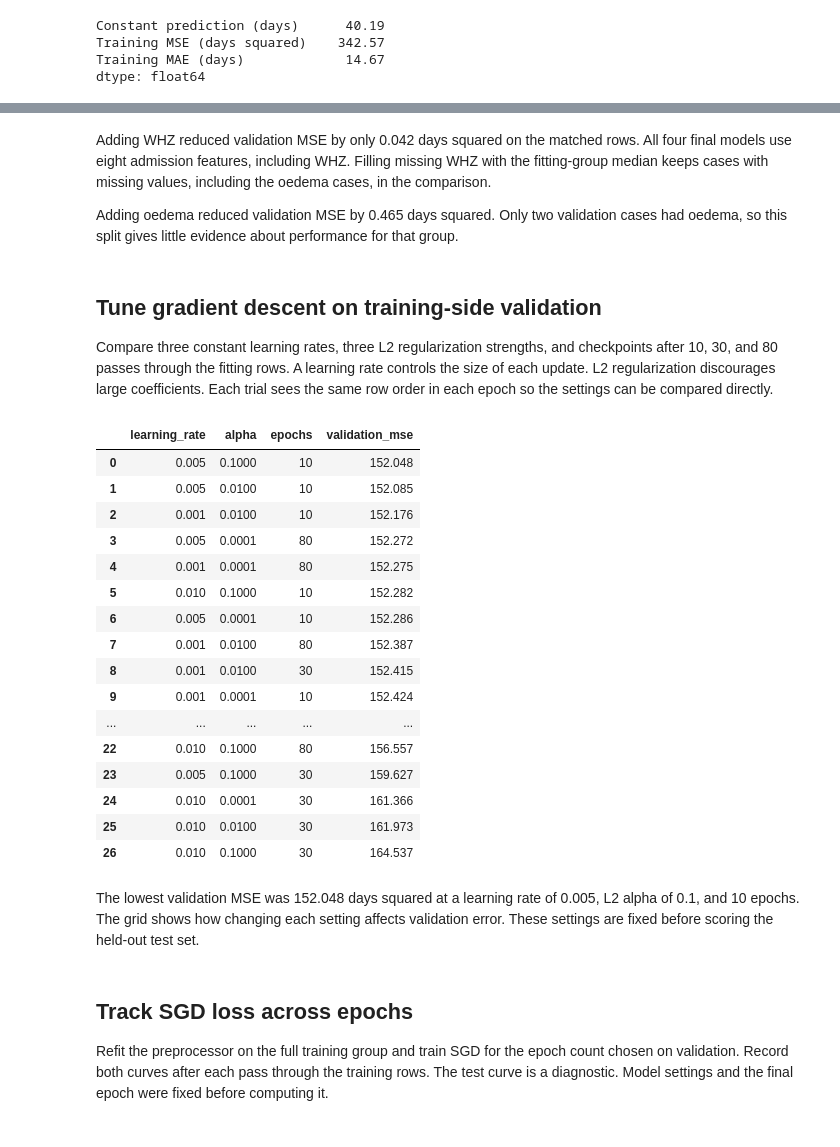
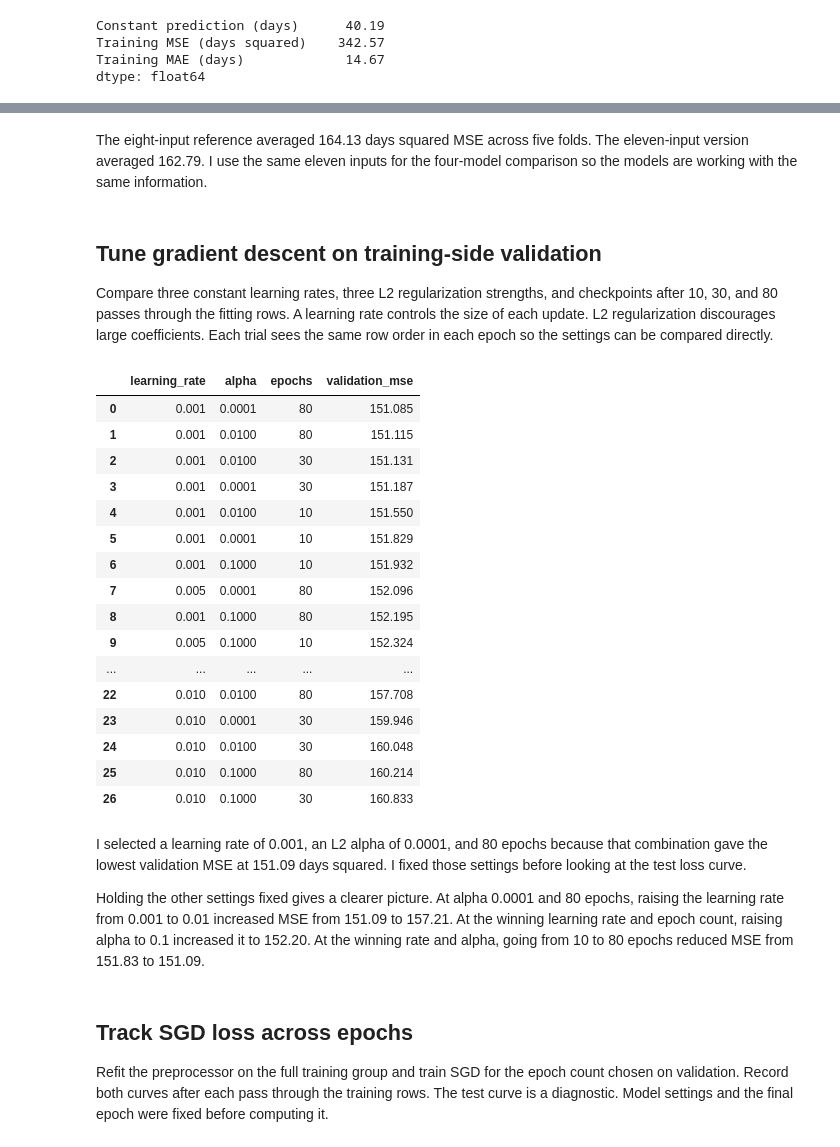
Before and after one commit to Mich-O/linear_regression_model, a Jupyter notebook: summative/linear_regression/multivariate.ipynb, the cells around one changed output, grey strips where cells are left out. Saved outputs shown, nothing was run; the diff lists cells and outputs as text; code cells hidden in the pictures.

```diff
--- a/summative/linear_regression/multivariate.ipynb
+++ b/summative/linear_regression/multivariate.ipynb
@@ -28,8 +35,14 @@ numeric_features = ["adm_age", "adm_kg", "adm_cm", "adm_muac"]
 categorical_features = ["adm_sex", "adm_oedema_YN", "adm_referral"]
 shared_features = numeric_features + categorical_features
 z_score = "adm_whz06"
-model_numeric_features = [*numeric_features, z_score]
-model_features = model_numeric_features + categorical_features
+z_score_bounds = {
+    "adm_whz06": (-5, 5),
+    "adm_waz06": (-6, 5),
+    "adm_haz06": (-6, 6),
+}
+model_numeric_features = [*numeric_features, *z_score_bounds]
+model_categorical_features = [*categorical_features, "adm_category"]
+model_features = model_numeric_features + model_categorical_features
 target = "recovered_los"
 
 eligible = source.loc[
@@ -38,12 +51,27 @@ eligible = source.loc[
     & source[target].gt(0)
 ]
 cohort = (
-    eligible[["AnonID", *shared_features, z_score, target, "transfer_inpatient"]]
+    eligible[["AnonID", *model_features, target, "transfer_inpatient"]]
     .dropna(subset=shared_features)
     .set_index("AnonID")
     .sort_index()
 )
-print(f"{len(eligible):,} eligible records, {len(cohort):,} with the shared inputs")
-print(f"{cohort[z_score].notna().sum():,} also have a z-score")
-print(f"Recorded duration ranges from {cohort[target].min():g} to {cohort[target].max():g} days")
+
+# Flag only the affected z-score so the other admission inputs remain usable.
+score_audit = []
+for field, (lower, upper) in z_score_bounds.items():
+    values = cohort[field]
+    flagged = values.notna() & ~values.between(lower, upper)
+    score_audit.append({
+        "Z-score": field,
+        "Originally missing": values.isna().sum(),
+        "Outside plausibility limits": flagged.sum(),
+    })
+    cohort.loc[flagged, field] = np.nan
+
+admission_rule = cohort["adm_muac"].lt(115) | cohort["adm_oedema_YN"].eq(1)
+assert cohort["adm_category"].eq(admission_rule.map({True: 1, False: 2})).all()
+assert len(model_features) == 11
+print(f"{len(eligible):,} eligible records, {len(cohort):,} with the seven shared inputs")
+pd.DataFrame(score_audit).set_index("Z-score")
 # %% [output]
@@ -113,11 +144,11 @@ The heatmap uses training rows and computes each correlation from cases with bot
 from matplotlib.colors import TwoSlopeNorm
 
 # Pearson correlation describes linear relationships between numeric columns.
-numeric_columns = [*numeric_features, z_score, target]
+numeric_columns = [*model_numeric_features, target]
 correlations = train[numeric_columns].corr()
-labels = ["Age", "Weight", "Height", "MUAC", "WHZ", "Days to recovery"]
+labels = ["Age", "Weight", "Height", "MUAC", "WHZ", "WAZ", "HAZ", "Days to recovery"]
 
-fig, ax = plt.subplots(figsize=(7, 5))
+fig, ax = plt.subplots(figsize=(8, 6))
 heatmap = ax.imshow(
     correlations, cmap="coolwarm", norm=TwoSlopeNorm(vmin=-1, vcenter=0, vmax=1)
 )
@@ -311,7 +331,5 @@ feature_checks.round(3)
 # %% [markdown]
-Adding WHZ reduced validation MSE by only 0.042 days squared on the matched rows. All four final models use eight admission features, including WHZ. Filling missing WHZ with the fitting-group median keeps cases with missing values, including the oedema cases, in the comparison.
-
-Adding oedema reduced validation MSE by 0.465 days squared. Only two validation cases had oedema, so this split gives little evidence about performance for that group.
+The eight-input reference averaged 164.13 days squared MSE across five folds. The eleven-input version averaged 162.79. I use the same eleven inputs for the four-model comparison so the models are working with the same information.
 # %% [markdown]
 ## Tune gradient descent on training-side validation
 
@@ -319,59 +337,60 @@ Compare three constant learning rates, three L2 regularization strengths, and ch
 # %%
 from itertools import product
 
-import numpy as np
 from sklearn.linear_model import SGDRegressor
 
-sgd_preprocessor = make_preprocessor(model_numeric_features, categorical_features)
+sgd_preprocessor = make_preprocessor(model_numeric_features, model_categorical_features)
 fit_inputs = sgd_preprocessor.fit_transform(fit_rows[model_features])
 validation_inputs = sgd_preprocessor.transform(validation_rows[model_features])
 fit_days = fit_rows[target].to_numpy()
 
 epoch_checkpoints = (10, 30, 80)
 sgd_trials = []
 for rate, alpha in product((0.001, 0.005, 0.01), (0.0001, 0.01, 0.1)):
     estimator = SGDRegressor(
         learning_rate="constant", eta0=rate, penalty="l2", alpha=alpha,
         shuffle=False, random_state=seed,
     )
     rng = np.random.default_rng(seed)
     for epoch in range(1, max(epoch_checkpoints) + 1):
         order = rng.permutation(len(fit_days))
         estimator.partial_fit(fit_inputs[order], fit_days[order])
         if epoch in epoch_checkpoints:
             prediction = estimator.predict(validation_inputs)
             sgd_trials.append({
                 "learning_rate": rate,
                 "alpha": alpha,
                 "epochs": epoch,
                 "validation_mse": mean_squared_error(validation_rows[target], prediction),
             })
 
 sgd_results = pd.DataFrame(sgd_trials).sort_values(
     ["validation_mse", "epochs"], ignore_index=True
 )
 best_sgd = sgd_results.iloc[0]
 sgd_results.round({"validation_mse": 3})
 # %% [output]
 |  | learning_rate | alpha | epochs | validation_mse |
-| 0 | 0.005 | 0.1000 | 10 | 152.048 |
-| 1 | 0.005 | 0.0100 | 10 | 152.085 |
-| 2 | 0.001 | 0.0100 | 10 | 152.176 |
-| 3 | 0.005 | 0.0001 | 80 | 152.272 |
-| 4 | 0.001 | 0.0001 | 80 | 152.275 |
-| 5 | 0.010 | 0.1000 | 10 | 152.282 |
-| 6 | 0.005 | 0.0001 | 10 | 152.286 |
-| 7 | 0.001 | 0.0100 | 80 | 152.387 |
-| 8 | 0.001 | 0.0100 | 30 | 152.415 |
-| 9 | 0.001 | 0.0001 | 10 | 152.424 |
+| 0 | 0.001 | 0.0001 | 80 | 151.085 |
+| 1 | 0.001 | 0.0100 | 80 | 151.115 |
+| 2 | 0.001 | 0.0100 | 30 | 151.131 |
+| 3 | 0.001 | 0.0001 | 30 | 151.187 |
+| 4 | 0.001 | 0.0100 | 10 | 151.550 |
+| 5 | 0.001 | 0.0001 | 10 | 151.829 |
+| 6 | 0.001 | 0.1000 | 10 | 151.932 |
+| 7 | 0.005 | 0.0001 | 80 | 152.096 |
+| 8 | 0.001 | 0.1000 | 80 | 152.195 |
+| 9 | 0.005 | 0.1000 | 10 | 152.324 |
 | ... | ... | ... | ... | ... |
-| 22 | 0.010 | 0.1000 | 80 | 156.557 |
-| 23 | 0.005 | 0.1000 | 30 | 159.627 |
-| 24 | 0.010 | 0.0001 | 30 | 161.366 |
-| 25 | 0.010 | 0.0100 | 30 | 161.973 |
-| 26 | 0.010 | 0.1000 | 30 | 164.537 |
+| 22 | 0.010 | 0.0100 | 80 | 157.708 |
+| 23 | 0.010 | 0.0001 | 30 | 159.946 |
+| 24 | 0.010 | 0.0100 | 30 | 160.048 |
+| 25 | 0.010 | 0.1000 | 80 | 160.214 |
+| 26 | 0.010 | 0.1000 | 30 | 160.833 |
 # %% [markdown]
-The lowest validation MSE was 152.048 days squared at a learning rate of 0.005, L2 alpha of 0.1, and 10 epochs. The grid shows how changing each setting affects validation error. These settings are fixed before scoring the held-out test set.
+I selected a learning rate of 0.001, an L2 alpha of 0.0001, and 80 epochs because that combination gave the lowest validation MSE at 151.09 days squared. I fixed those settings before looking at the test loss curve.
+
+Holding the other settings fixed gives a clearer picture. At alpha 0.0001 and 80 epochs, raising the learning rate from 0.001 to 0.01 increased MSE from 151.09 to 157.21. At the winning learning rate and epoch count, raising alpha to 0.1 increased it to 152.20. At the winning rate and alpha, going from 10 to 80 epochs reduced MSE from 151.83 to 151.09.
 # %% [markdown]
 ## Track SGD loss across epochs
 
```
Also changed, not shown: parts of 24 cells of this notebook, 9 other files.
